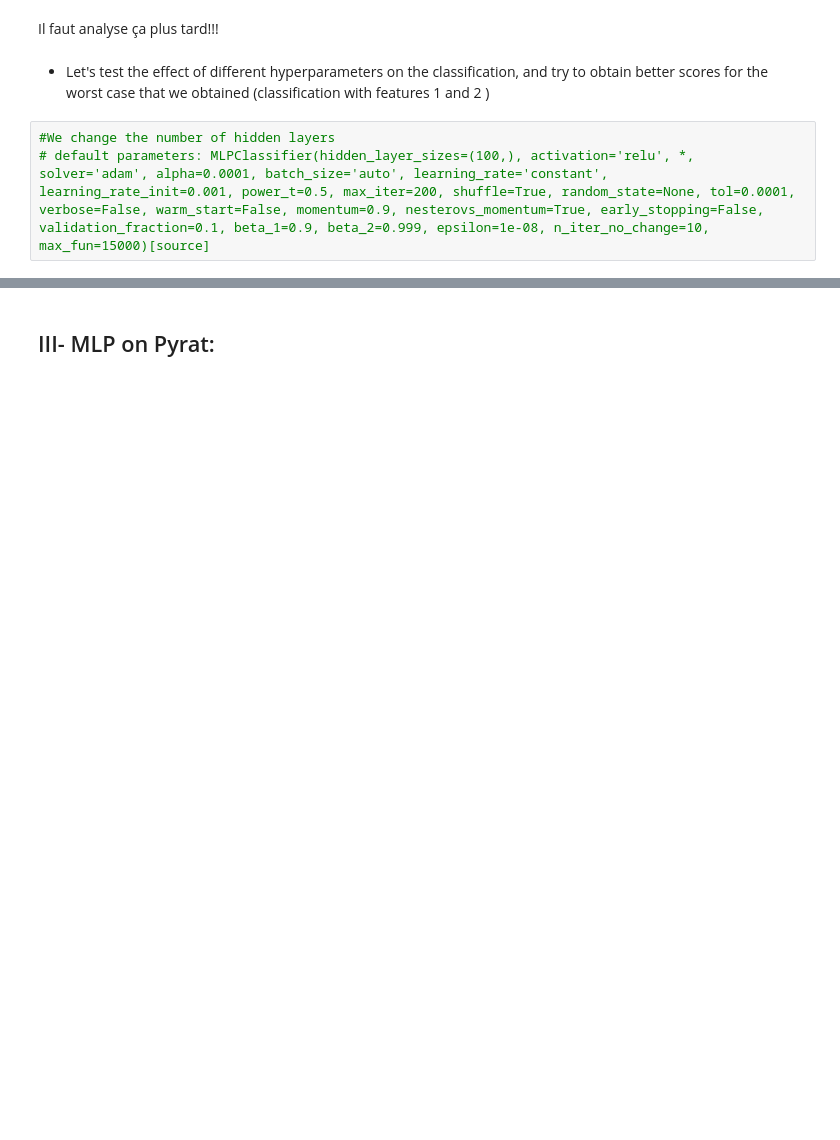
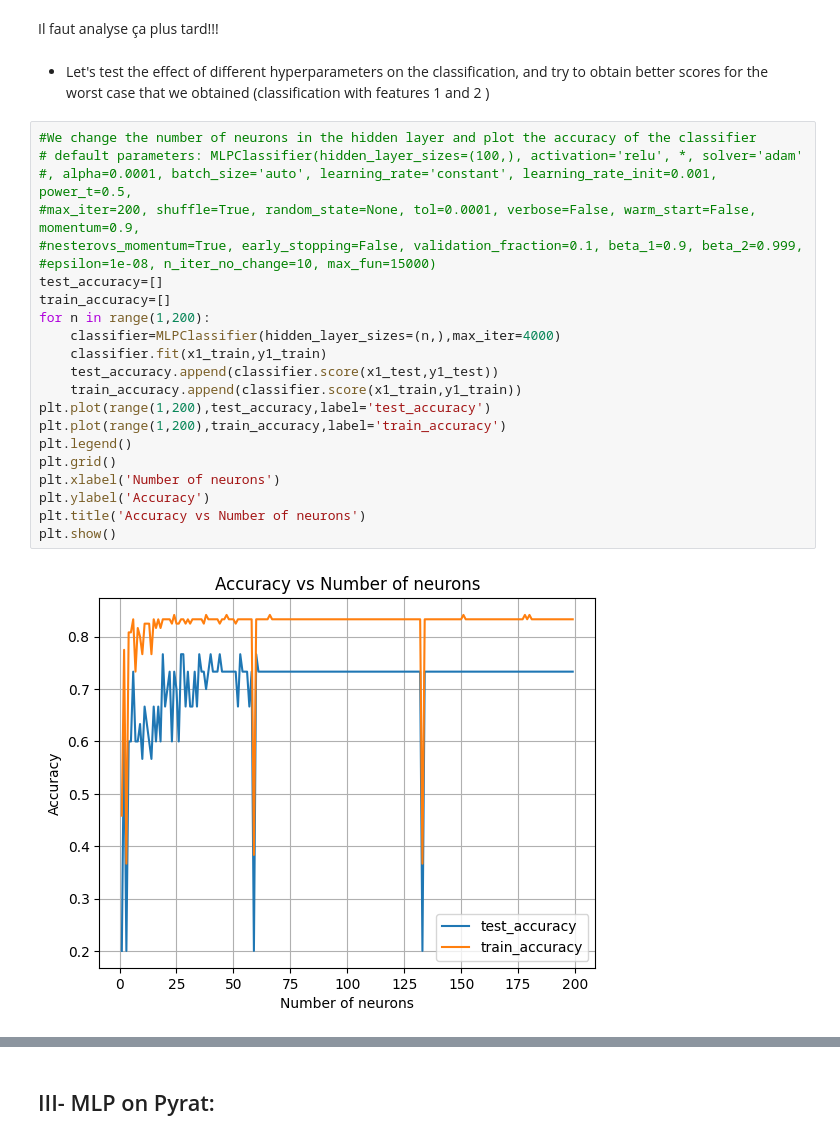
Before and after one commit to ONS-BOUSBIH/Intro_IA, a Jupyter notebook: presentation_MLP.ipynb, the cells around one changed output, grey strips where cells are left out. Saved outputs shown, nothing was run; the diff lists cells and outputs as text; blank space fills up the shorter version.

Commit message:
hidden layers

```diff
--- a/presentation_MLP.ipynb
+++ b/presentation_MLP.ipynb
@@ -229,5 +205,26 @@ Il faut analyse ça plus tard!!!
 # %% [markdown]
 - Let's test the effect of different hyperparameters on the classification, and try to obtain better scores for the worst case that we obtained (classification with features 1 and 2 )
 # %%
-#We change the number of hidden layers
-# default parameters: MLPClassifier(hidden_layer_sizes=(100,), activation='relu', *, solver='adam', alpha=0.0001, batch_size='auto', learning_rate='constant', learning_rate_init=0.001, power_t=0.5, max_iter=200, shuffle=True, random_state=None, tol=0.0001, verbose=False, warm_start=False, momentum=0.9, nesterovs_momentum=True, early_stopping=False, validation_fraction=0.1, beta_1=0.9, beta_2=0.999, epsilon=1e-08, n_iter_no_change=10, max_fun=15000)[source]
+#We change the number of neurons in the hidden layer and plot the accuracy of the classifier
+# default parameters: MLPClassifier(hidden_layer_sizes=(100,), activation='relu', *, solver='adam'
+#, alpha=0.0001, batch_size='auto', learning_rate='constant', learning_rate_init=0.001, power_t=0.5,
+#max_iter=200, shuffle=True, random_state=None, tol=0.0001, verbose=False, warm_start=False, momentum=0.9,
+#nesterovs_momentum=True, early_stopping=False, validation_fraction=0.1, beta_1=0.9, beta_2=0.999,
+#epsilon=1e-08, n_iter_no_change=10, max_fun=15000)
+test_accuracy=[]
+train_accuracy=[]
+for n in range(1,200):
+    classifier=MLPClassifier(hidden_layer_sizes=(n,),max_iter=4000)
+    classifier.fit(x1_train,y1_train)
+    test_accuracy.append(classifier.score(x1_test,y1_test))
+    train_accuracy.append(classifier.score(x1_train,y1_train))
+plt.plot(range(1,200),test_accuracy,label='test_accuracy')
+plt.plot(range(1,200),train_accuracy,label='train_accuracy')
+plt.legend()
+plt.grid()
+plt.xlabel('Number of neurons')
+plt.ylabel('Accuracy')
+plt.title('Accuracy vs Number of neurons')
+plt.show()
+# %% [output]
+[figure, added]
```
Also changed, not shown: parts of 13 cells of this notebook.
